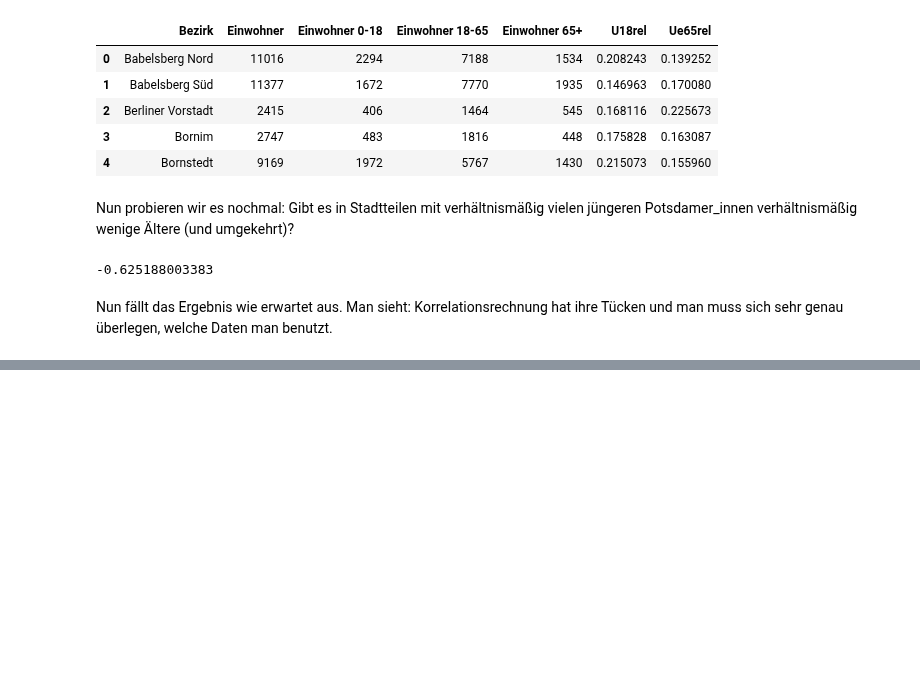
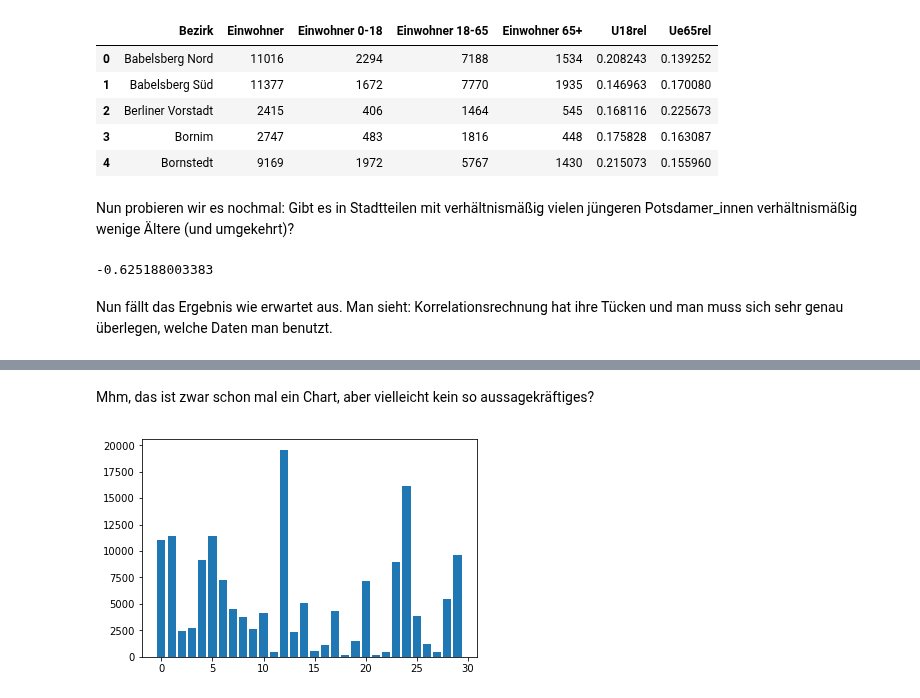
Before and after one commit to tschroeder10961/datascience-urban-segregation, a Jupyter notebook: PythonWorkshop/Variance and correlations.ipynb, the cells around one changed output, grey strips where cells are left out. Cells and saved outputs as stored; diff of their text form; code cells hidden in the pictures; blank space fills up the shorter version.

```diff
--- a/PythonWorkshop/Variance and correlations.ipynb
+++ b/PythonWorkshop/Variance and correlations.ipynb
@@ -156,0 +131,7 @@ Nun fällt das Ergebnis wie erwartet aus. Man sieht: Korrelationsrechnung hat ih
+# %% [markdown]
+Mhm, das ist zwar schon mal ein Chart, aber vielleicht kein so aussagekräftiges?
+# %%
+plt.bar(range(len(potsdam)), potsdam['Einwohner'])
+plt.show()
+# %% [output]
+[figure, added]
```
Also changed, not shown: parts of 25 cells of this notebook.
